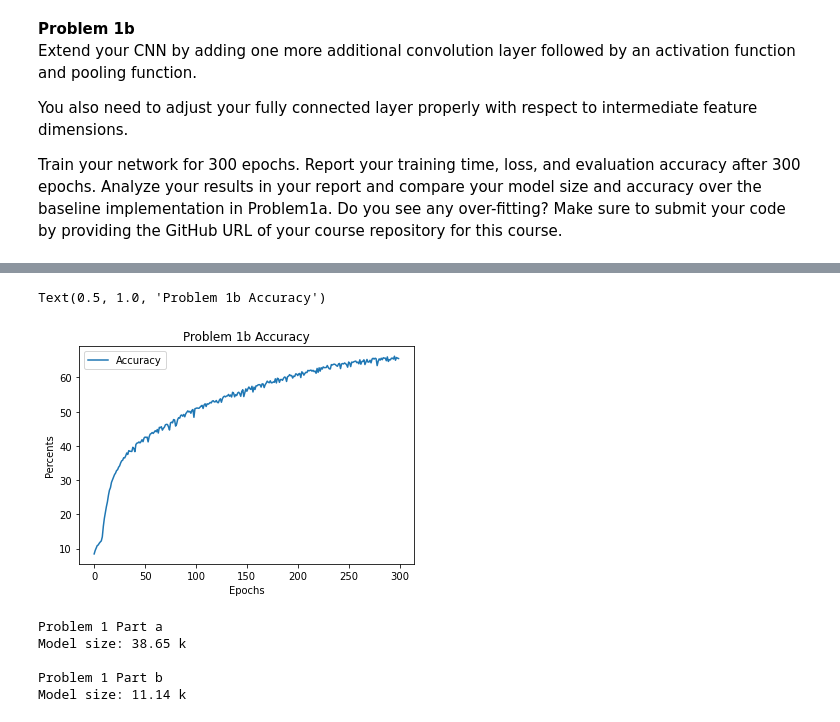
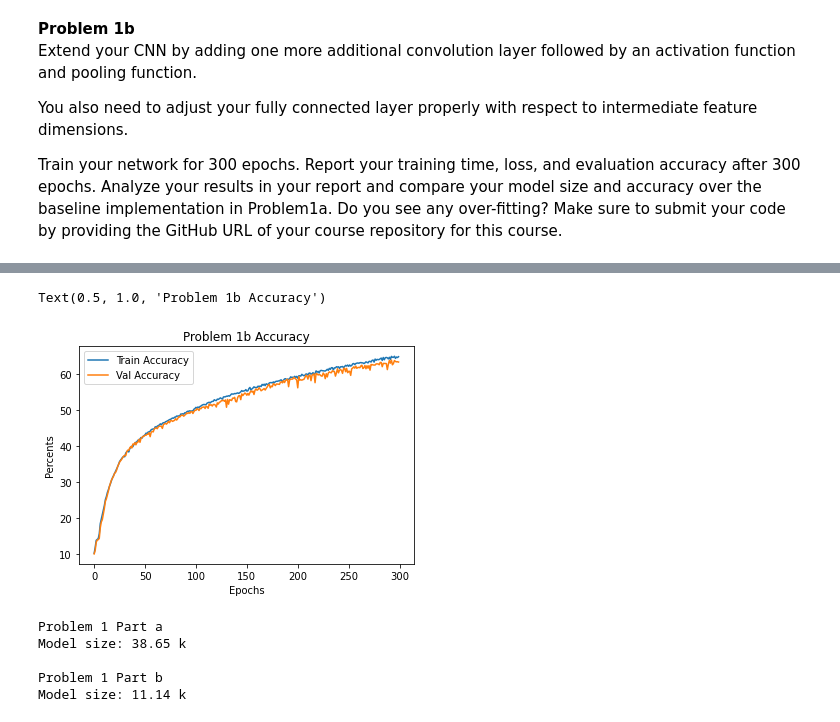
Before and after one commit to nguyjd/ecgr-4106-homeworks, a Jupyter notebook: homework 3/Homework3.ipynb, the cells around one changed output, grey strips where cells are left out. Cells and saved outputs as stored; diff of their text form; code cells hidden in the pictures.

```diff
--- a/homework 3/Homework3.ipynb
+++ b/homework 3/Homework3.ipynb
@@ -156,7 +166,12 @@ val_loader = torch.utils.data.DataLoader(cirfar10_val,
 try:
     # Using time to time the training.
     start_time = time.time()
-    training_losses, val_losses, accuracies = training_loop(NUM_EPOCHS, optimizer, model, loss, train_loader, val_loader)
+    training_losses, val_losses, train_accuracies, val_accuracies = training_loop(NUM_EPOCHS,
+                                                                                  optimizer,
+                                                                                  model,
+                                                                                  loss,
+                                                                                  train_loader,
+                                                                                  val_loader)
     end_time = time.time()
 except Exception as err:
     print(err)
@@ -176,6 +191,7 @@ finally:
 
 # Report the final stats about the training.
 print(" ")
-print(f"Final Loss: {training_losses[-1]}, Final Accuracy: {accuracies[-1] * 100}%")
+print(f"Final Loss: {training_losses[-1]}, Final Training Accuracy: {train_accuracies[-1] * 100}%, ")
+print(f"Final Val Accuracy: {val_accuracies[-1] * 100}%")
 print(f"Training Time: {(end_time - start_time):.2f} seconds")
 # %% [output]
@@ -220,11 +236,15 @@ fig = plt.figure()
 plt.xlabel("Epochs")
 plt.ylabel("Percents")
 
-for i, x in enumerate(accuracies):
-    accuracies[i] = x * 100
+for i, x in enumerate(train_accuracies):
+    train_accuracies[i] = x * 100
+
+for i, x in enumerate(val_accuracies):
+    val_accuracies[i] = x * 100
 
 
-plt.plot(accuracies, label='Accuracy')
+plt.plot(train_accuracies, label='Train Accuracy')
+plt.plot(val_accuracies, label='Val Accuracy')
 plt.legend()
 plt.title("Problem 1a Accuracy")
 # %% [output]
@@ -279,12 +299,17 @@ val_loader = torch.utils.data.DataLoader(cirfar10_val,
                                          shuffle=False,
                                          pin_memory=True,
                                          persistent_workers=True,
-                                         num_workers=3)
+                                         num_workers=2)
 # %%
 try:
     # Using time to time the training.
     start_time = time.time()
-    training_losses, val_losses, accuracies = training_loop(NUM_EPOCHS, optimizer, model, loss, train_loader, val_loader)
+    training_losses, val_losses, train_accuracies, val_accuracies = training_loop(NUM_EPOCHS,
+                                                                                  optimizer,
+                                                                                  model,
+                                                                                  loss,
+                                                                                  train_loader,
+                                                                                  val_loader)
     end_time = time.time()
 except Exception as err:
     print(err)
@@ -304,6 +329,7 @@ finally:
 
 # Report the final stats about the training.
 print(" ")
-print(f"Final Loss: {training_losses[-1]}, Final Accuracy: {accuracies[-1] * 100}%")
+print(f"Final Loss: {training_losses[-1]}, Final Training Accuracy: {train_accuracies[-1] * 100}%, ", end="")
+print(f"Final Val Accuracy: {val_accuracies[-1] * 100}%")
 print(f"Training Time: {(end_time - start_time):.2f} seconds")
 # %% [output]
@@ -343,21 +369,25 @@ Text(0.5, 1.0, 'Problem 1b Losses')
 # %%
 # Plotting the accuracy of the model.
 
 fig = plt.figure()
 # Name the x and y axis
 plt.xlabel("Epochs")
 plt.ylabel("Percents")
 
-for i, x in enumerate(accuracies):
-    accuracies[i] = x * 100
+for i, x in enumerate(train_accuracies):
+    train_accuracies[i] = x * 100
+
+for i, x in enumerate(val_accuracies):
+    val_accuracies[i] = x * 100
 
 
-plt.plot(accuracies, label='Accuracy')
+plt.plot(train_accuracies, label='Train Accuracy')
+plt.plot(val_accuracies, label='Val Accuracy')
 plt.legend()
 plt.title("Problem 1b Accuracy")
 # %% [output]
 Text(0.5, 1.0, 'Problem 1b Accuracy')
-[figure, old version]
+[figure, new version]
 # %%
 from ptflops import get_model_complexity_info
 
```
Also changed, not shown: parts of 27 cells of this notebook, 2 other files.
